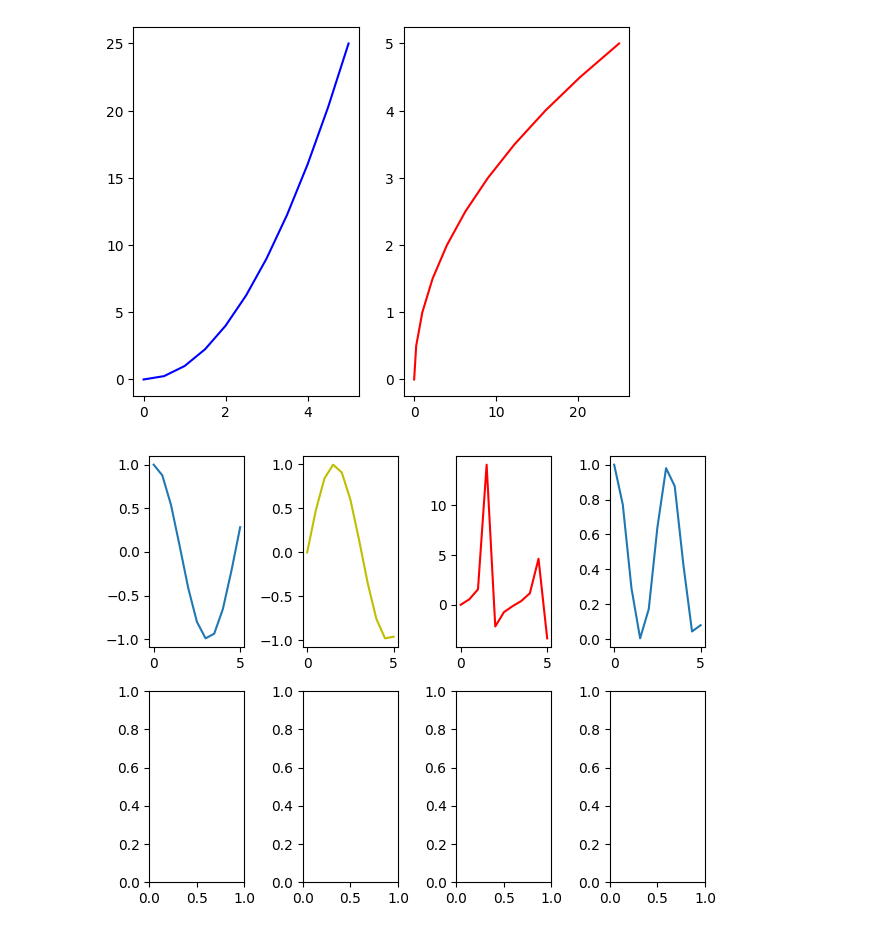
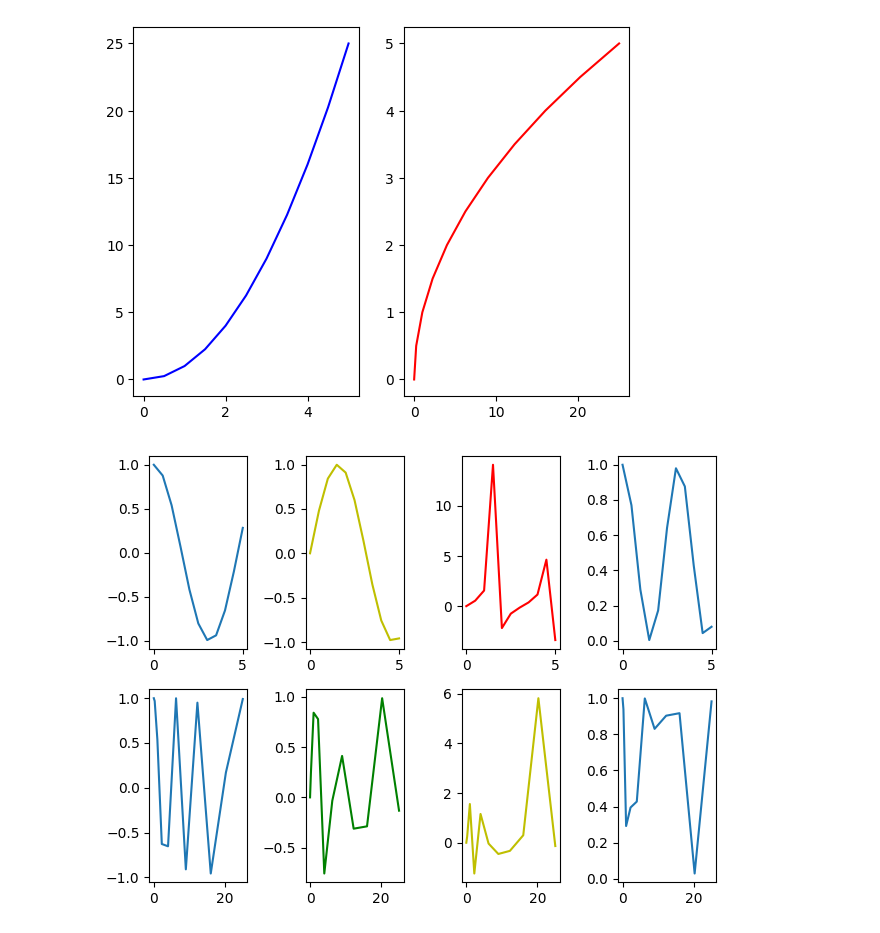
Before and after one commit to cesarmayta/BOOTCAMP_DSG1, a Jupyter notebook: dia1/04_poo_subplots.ipynb, the cells around one changed output. Saved outputs shown, nothing was run; the diff lists cells and outputs as text; code cells hidden in the pictures.

```diff
--- a/dia1/04_poo_subplots.ipynb
+++ b/dia1/04_poo_subplots.ipynb
@@ -29,9 +29,13 @@ ax2.plot(y,x,'r')
 # %%
 fig,axes = plt.subplots(2,4)
 axes[0,0].plot(x,np.cos(x))
 axes[0,1].plot(x,np.sin(x),'y')
 axes[0,2].plot(x,np.tan(x),'r')
 axes[0,3].plot(x,np.cos(x)**2)
+axes[1,0].plot(y,np.cos(y))
+axes[1,1].plot(y,np.sin(y),'g')
+axes[1,2].plot(y,np.tan(y),'y')
+axes[1,3].plot(y,np.cos(y)**2)
 fig.tight_layout()
 # %% [output]
-[figure, old version]
+[figure, new version]
```
